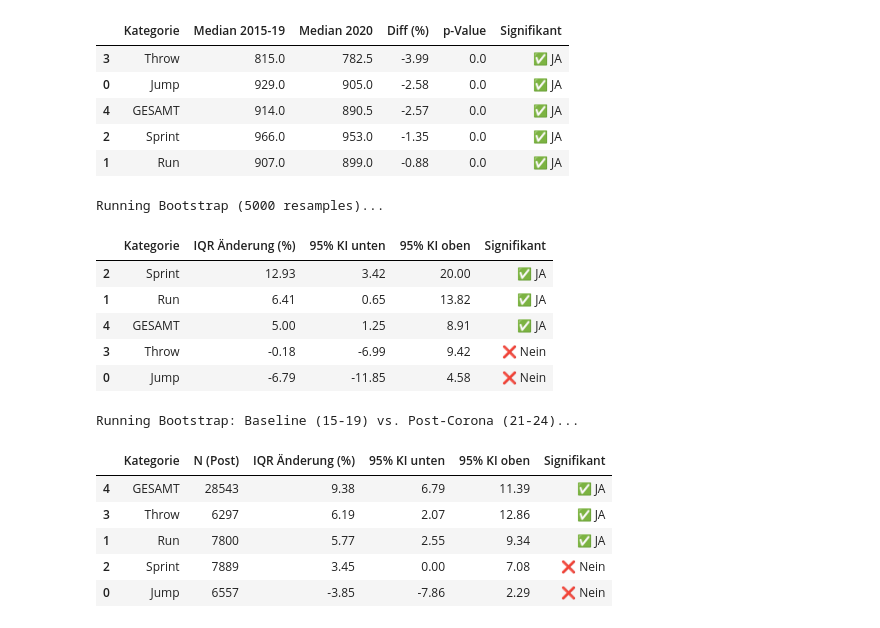
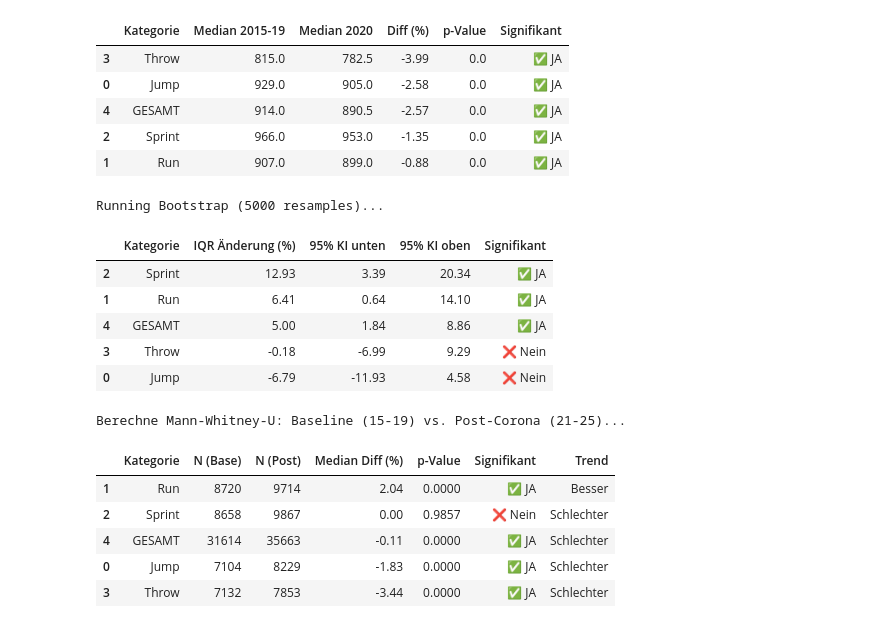
Before and after one commit to maxwernz/Data-Literacy, a Jupyter notebook: Luca/new_luca.ipynb, the cells around one changed output. Saved outputs shown, nothing was run; the diff lists cells and outputs as text; code cells hidden in the pictures.

```diff
--- a/Luca/new_luca.ipynb
+++ b/Luca/new_luca.ipynb
@@ -15,7 +15,7 @@ import util
 
 # --- 2. DATEN LADEN ÜBER UTIL ---
 # util.load_data() findet die CSV im Ordner data_csv/ automatisch
-df = util.load_data()
+df = util.load_data(path_file='C:\\Users\\Mattis\\OneDrive\\Kogni\\DataLiteracyProject\\Data-Literacy\\data_csv\\final_data_iaaf_scores_neu_v2.csv')
 
 import pandas as pd
 import matplotlib.pyplot as plt
@@ -254,56 +254,59 @@ display(df_boot_iqr.sort_values('IQR Änderung (%)', ascending=False))
 # %% [output]
 Running Bootstrap (5000 resamples)...
 |  | Kategorie | IQR Änderung (%) | 95% KI unten | 95% KI oben | Signifikant |
-| 2 | Sprint | 12.93 | 3.42 | 20.00 | ✅ JA |
-| 1 | Run | 6.41 | 0.65 | 13.82 | ✅ JA |
-| 4 | GESAMT | 5.00 | 1.25 | 8.91 | ✅ JA |
-| 3 | Throw | -0.18 | -6.99 | 9.42 | ❌ Nein |
-| 0 | Jump | -6.79 | -11.85 | 4.58 | ❌ Nein |
+| 2 | Sprint | 12.93 | 3.39 | 20.34 | ✅ JA |
+| 1 | Run | 6.41 | 0.64 | 14.10 | ✅ JA |
+| 4 | GESAMT | 5.00 | 1.84 | 8.86 | ✅ JA |
+| 3 | Throw | -0.18 | -6.99 | 9.29 | ❌ Nein |
+| 0 | Jump | -6.79 | -11.93 | 4.58 | ❌ Nein |
 # %%
-# 1. Daten vorbereiten: Baseline vs. Erholungsphase
-df_base = df_recent[(df_recent['jahr'] >= 2015) & (df_recent['jahr'] <= 2019)]
-df_post = df_recent[(df_recent['jahr'] >= 2021) & (df_recent['jahr'] <= 2024)]
+from scipy.stats import mannwhitneyu
+import numpy as np
+import pandas as pd
 
-results_boot = []
+# 1. Daten in Blöcke unterteilen
+df_baseline = df_recent[(df_recent['jahr'] >= 2015) & (df_recent['jahr'] <= 2019)]
+df_post = df_recent[(df_recent['jahr'] >= 2021) & (df_recent['jahr'] <= 2025)]
+
+mwu_results = []
 categories = sorted(df_recent['group'].unique().tolist()) + ['GESAMT']
 
-print("Running Bootstrap: Baseline (15-19) vs. Post-Corona (21-24)...")
+print("Berechne Mann-Whitney-U: Baseline (15-19) vs. Post-Corona (21-25)...")
 
 for cat in categories:
     if cat == 'GESAMT':
-        d_base = df_base['iaaf_score'].values
+        d_base = df_baseline['iaaf_score'].values
         d_post = df_post['iaaf_score'].values
     else:
-        d_base = df_base[df_base['group'] == cat]['iaaf_score'].values
+        d_base = df_baseline[df_baseline['group'] == cat]['iaaf_score'].values
         d_post = df_post[df_post['group'] == cat]['iaaf_score'].values
 
-    if len(d_post) > 15 and len(d_base) > 15:
-        # Resampling für den Vergleich der Streuung
-        res = bootstrap((d_post, d_base), iqr_diff_ratio,
-                        n_resamples=5000,
-                        confidence_level=0.95,
-                        method='percentile')
+    if len(d_post) > 5 and len(d_base) > 5:
+        # MWU-Test (Lageunterschied)
+        stat, p_val = mannwhitneyu(d_post, d_base, alternative='two-sided')
 
-        ci = res.confidence_interval
-        observed = iqr_diff_ratio(d_post, d_base) * 100
-        is_sig = not (ci.low <= 0 <= ci.high)
+        # Effekt berechnen (Median-Differenz)
+        med_base = np.median(d_base)
+        med_post = np.median(d_post)
+        rel_diff = (med_post / med_base - 1) * 100
 
-        results_boot.append({
+        mwu_results.append({
             'Kategorie': cat,
+            'N (Base)': len(d_base),
             'N (Post)': len(d_post),
-            'IQR Änderung (%)': round(observed, 2),
-            '95% KI unten': round(ci.low * 100, 2),
-            '95% KI oben': round(ci.high * 100, 2),
-            'Signifikant': "✅ JA" if is_sig else "❌ Nein"
+            'Median Diff (%)': round(rel_diff, 2),
+            'p-Value': round(p_val, 4),
+            'Signifikant': "✅ JA" if p_val < 0.05 else "❌ Nein",
+            'Trend': "Besser" if rel_diff > 0 else "Schlechter"
         })
 
-df_boot_post = pd.DataFrame(results_boot)
-display(df_boot_post.sort_values('IQR Änderung (%)', ascending=False))
+df_mwu_post = pd.DataFrame(mwu_results)
+display(df_mwu_post.sort_values('Median Diff (%)', ascending=False))
 # %% [output]
-Running Bootstrap: Baseline (15-19) vs. Post-Corona (21-24)...
+Berechne Mann-Whitney-U: Baseline (15-19) vs. Post-Corona (21-25)...
-|  | Kategorie | N (Post) | IQR Änderung (%) | 95% KI unten | 95% KI oben | Signifikant |
-| 4 | GESAMT | 28543 | 9.38 | 6.79 | 11.39 | ✅ JA |
-| 3 | Throw | 6297 | 6.19 | 2.07 | 12.86 | ✅ JA |
-| 1 | Run | 7800 | 5.77 | 2.55 | 9.34 | ✅ JA |
-| 2 | Sprint | 7889 | 3.45 | 0.00 | 7.08 | ❌ Nein |
-| 0 | Jump | 6557 | -3.85 | -7.86 | 2.29 | ❌ Nein |
+|  | Kategorie | N (Base) | N (Post) | Median Diff (%) | p-Value | Signifikant | Trend |
+| 1 | Run | 8720 | 9714 | 2.04 | 0.0000 | ✅ JA | Besser |
+| 2 | Sprint | 8658 | 9867 | 0.00 | 0.9857 | ❌ Nein | Schlechter |
+| 4 | GESAMT | 31614 | 35663 | -0.11 | 0.0000 | ✅ JA | Schlechter |
+| 0 | Jump | 7104 | 8229 | -1.83 | 0.0000 | ✅ JA | Schlechter |
+| 3 | Throw | 7132 | 7853 | -3.44 | 0.0000 | ✅ JA | Schlechter |
```
Also changed, not shown: parts of 3 cells of this notebook, 22 other files.
